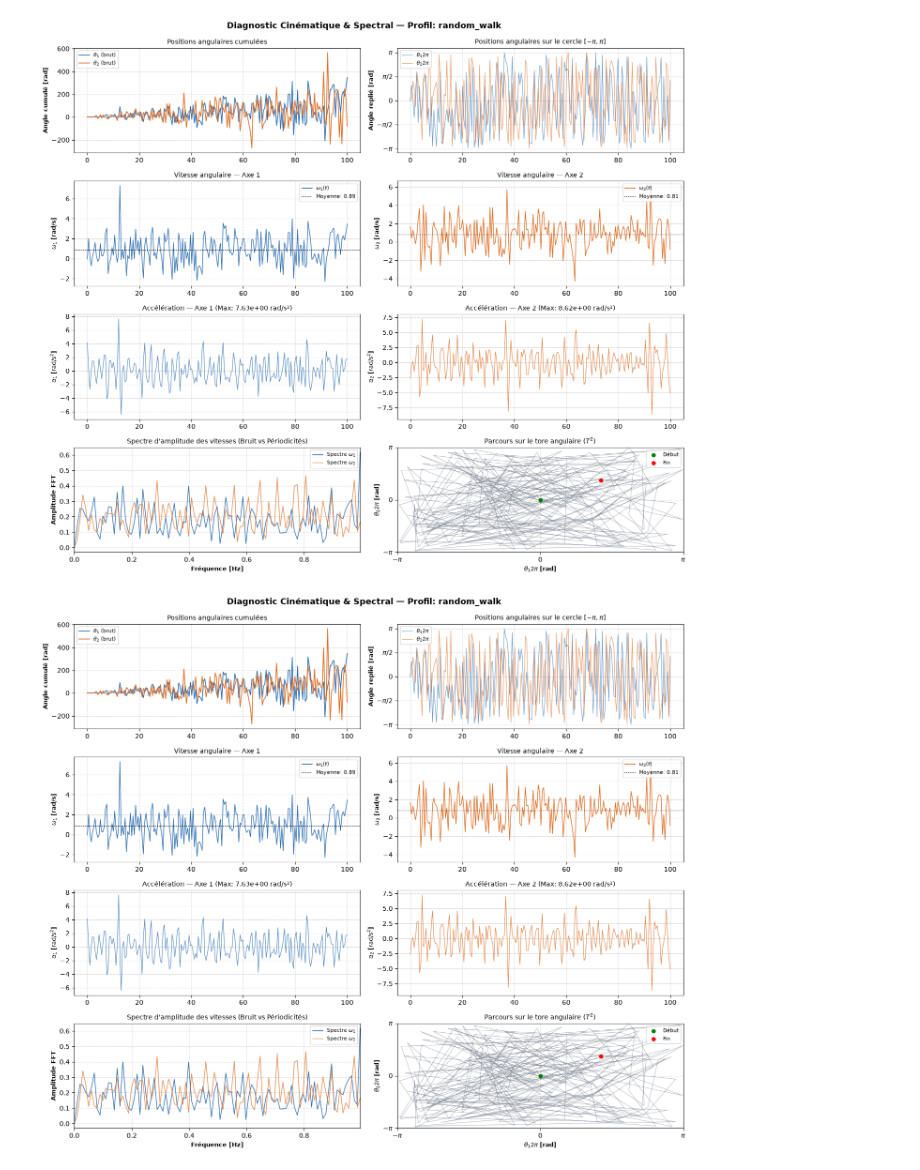
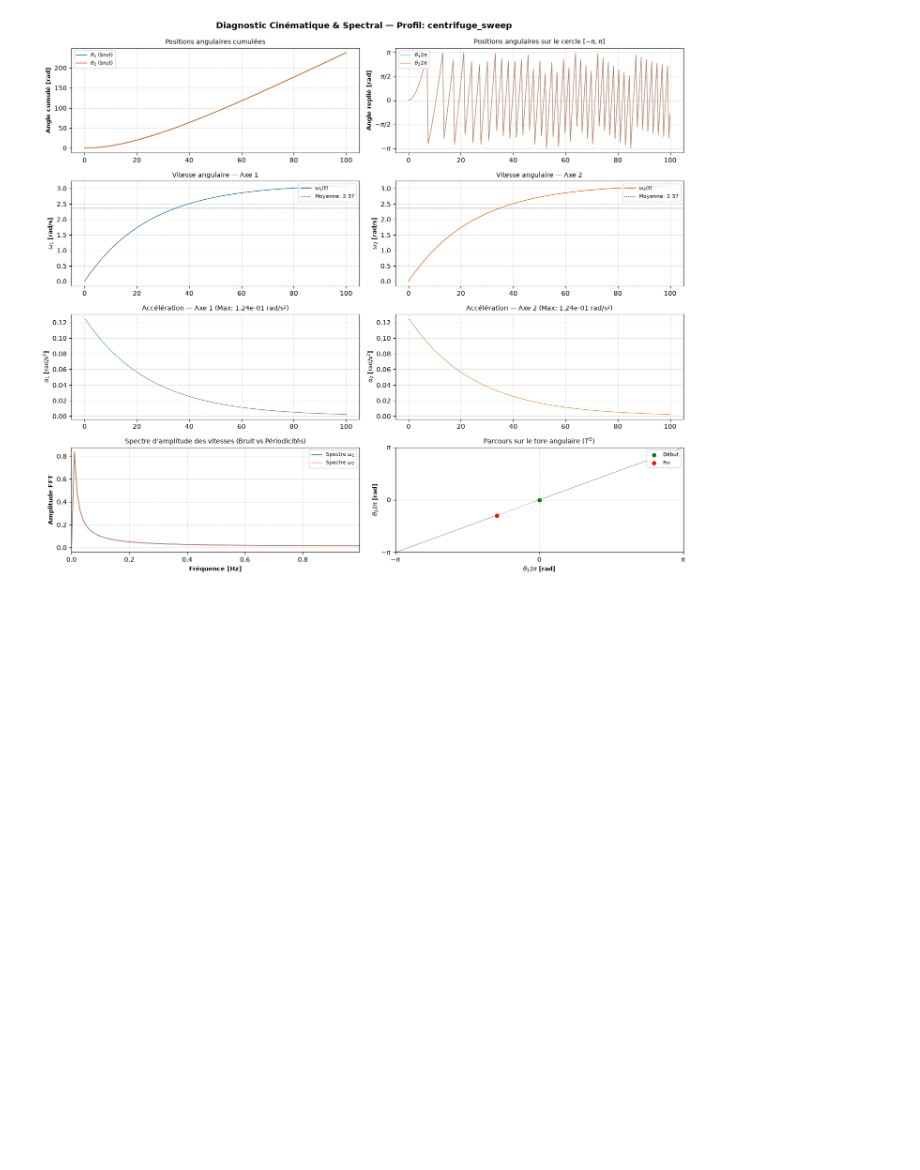
Before and after one commit to axelp-dev/prisma, a Jupyter notebook: dev/trajectories_2.ipynb, the cells around one changed output. Cells and saved outputs as stored; diff of their text form; code cells hidden in the pictures; blank space fills up the shorter version.

Commit message:
dev(trajectories_2.ipynb): Implements trajectories generators for all profiles

```diff
--- a/dev/trajectories_2.ipynb
+++ b/dev/trajectories_2.ipynb
@@ -11,8 +11,8 @@ PROFILES = {
         "omega_min" : 0
     },
     "desynchronized_sine" : {
-        "omega1" : 10 * np.sqrt(2),
-        "omega2" : 10,
+        "omega_1" : 5 * np.sqrt(2),
+        "omega_2" : 2,
         "phi" : 15
     },
     "constant_speed_ratio" : {
@@ -26,9 +26,11 @@ PROFILES = {
     },
     "clinostat_1d" : {
         "omega_1" : 0,
+        "omega_2" : np.pi / 4
     },
-    "centrifuge_sweep" : {
-        "alpha" : 0.5
-    }
+    "centrifuge_sweep": {
+        "omega_max": np.pi, # Maximum speed ceiling [rad/s] (~30 RPM)
+        "tau": 25.0,        # Characteristic saturation time [s] (~63% of omega_max at t = tau)
+    },
 }
 # %%
@@ -53,7 +175,7 @@ def generate_random_walk(duration_s: float, dt: float):
 # %%
 # Trajectory.generate() wrapper
 
-def generate(durations_s: float, step_s: float, profile: str, **params):
+def generate(durations_s: float, step_s: float, profile: str, omega: float = None):
     """
     Generate a Trajectory object using a specific profile.
     """
@@ -66,15 +188,31 @@ def generate(durations_s: float, step_s: float, profile: str, **params):
                 step_s
             )
         case "desynchronized_sine":
-            pass
+            values = generate_desynchronized_sine(
+                durations_s,
+                step_s
+            )
         case "constant_speed_ratio":
-            pass
+            values = generate_constant_speed_ratio(
+                durations_s,
+                step_s,
+                omega
+            )
         case "static_1g":
-            pass
+            values = generate_static_1g(
+                durations_s,
+                step_s
+            )
         case "clinostat_1d":
-            pass
+            values = generate_clinostat_1d(
+                durations_s,
+                step_s
+            )
         case "centrifuge_sweep":
-            pass
+            values = generate_centrifuge_sweep(
+                durations_s,
+                step_s
+            )
         case _:
             # Default one
             raise ValueError(f"Invalid trajectory profile, use : {PROFILES.keys}")
@@ -212,27 +350,26 @@ def plot_motor_trajectory_diagnostics(
     ax.legend(loc="upper right", fontsize=8)
 
     fig.tight_layout()
-    return fig
 # %%
 
 durations_s = 100.0
 step_s = 0.5
-profile = "random_walk"
+# profile = "random_walk"
+profile = "centrifuge_sweep"
 
 timestamp, theta1, theta2, omega1, omega2 = generate(
     durations_s,
     step_s,
     profile
 )
 
 plot_motor_trajectory_diagnostics(
     timestamp,
     theta1,
     theta2,
     omega1,
     omega2,
     profile
 )
 # %% [output]
-[figure, old version]
+[figure, new version]
-[figure, removed]
```
Also changed, not shown: parts of 2 cells of this notebook.
